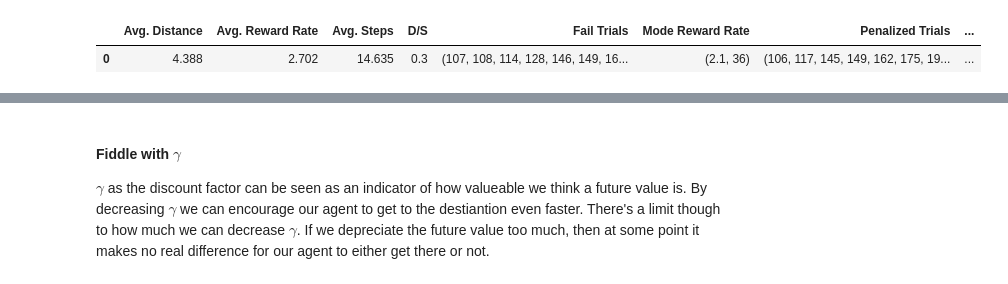
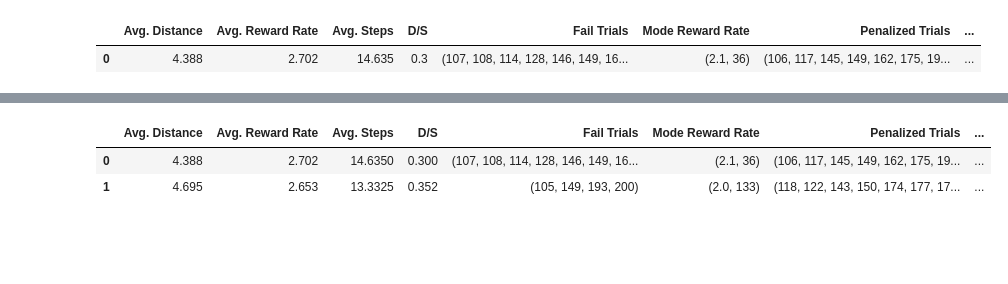
Before and after one commit to savourylie/Training-a-Smartcab-to-Drive, a Jupyter notebook: train_smartcab.ipynb, the cells around one changed output, grey strips where cells are left out. Cells and saved outputs as stored; diff of their text form; code cells hidden in the pictures; blank space fills up the shorter version.

```diff
--- a/train_smartcab.ipynb
+++ b/train_smartcab.ipynb
@@ -177,5 +233,18 @@ RoutePlanner.route_to(): destination = (1, 6)
-# %% [markdown]
-
-
-#### Fiddle with $\gamma$
-$\gamma$ as the discount factor can be seen as an indicator of how valueable we think a future value is. By decreasing $\gamma$ we can encourage our agent to get to the destiantion even faster. There's a limit though to how much we can decrease $\gamma$. If we depreciate the future value too much, then at some point it makes no real difference for our agent to either get there or not.
+# %%
+second_perf = pd.DataFrame({
+                    'Success Rate': [0.913, 0.990],
+                    'Fail Trials': [(107, 108, 114, 128, 146, 149, 162, 169, 170, 221, 260, 263, 272, 275, 281, 294, 295, 318, 328, 331, 350, 353, 362, 366, 405, 406, 409, 425, 428, 431, 452, 477, 486, 487, 494), (105, 149, 193, 200)],
+                    'Avg. Distance': [4.388, 4.695],
+                    'Avg. Steps': [14.635, 13.3325],
+                    'D/S': [0.300, 0.352],
+                    'Penalty Rate': [25 / 401, 33 / 401],
+                    'Penalized Trials': [(106, 117, 145, 149, 162, 175, 191, 214, 220, 222, 226, 260, 286, 303, 307, 320, 353, 354, 362, 390, 393, 401, 426, 456, 465), (118, 122, 143, 150, 174, 177, 178, 186, 199, 216, 241, 242, 244, 287, 306, 310, 342, 343, 347, 364, 372, 385, 389, 395, 397, 406, 417, 431, 457, 460, 468, 469, 495)],
+                    'Avg. Reward Rate' : [2.702, 2.653],
+                    'Mode Reward Rate': [(2.1, 36), (2.0, 133)],
+                    'SD Reward Rate': [1.112, 1.557]})
+
+display(second_perf)
+# %% [output]
+|  | Avg. Distance | Avg. Reward Rate | Avg. Steps | D/S | Fail Trials | Mode Reward Rate | Penalized Trials | ... |
+| 0 | 4.388 | 2.702 | 14.6350 | 0.300 | (107, 108, 114, 128, 146, 149, 16... | (2.1, 36) | (106, 117, 145, 149, 162, 175, 19... | ... |
+| 1 | 4.695 | 2.653 | 13.3325 | 0.352 | (105, 149, 193, 200) | (2.0, 133) | (118, 122, 143, 150, 174, 177, 17... | ... |
```
Also changed, not shown: parts of 9 cells of this notebook, 3 other files.
